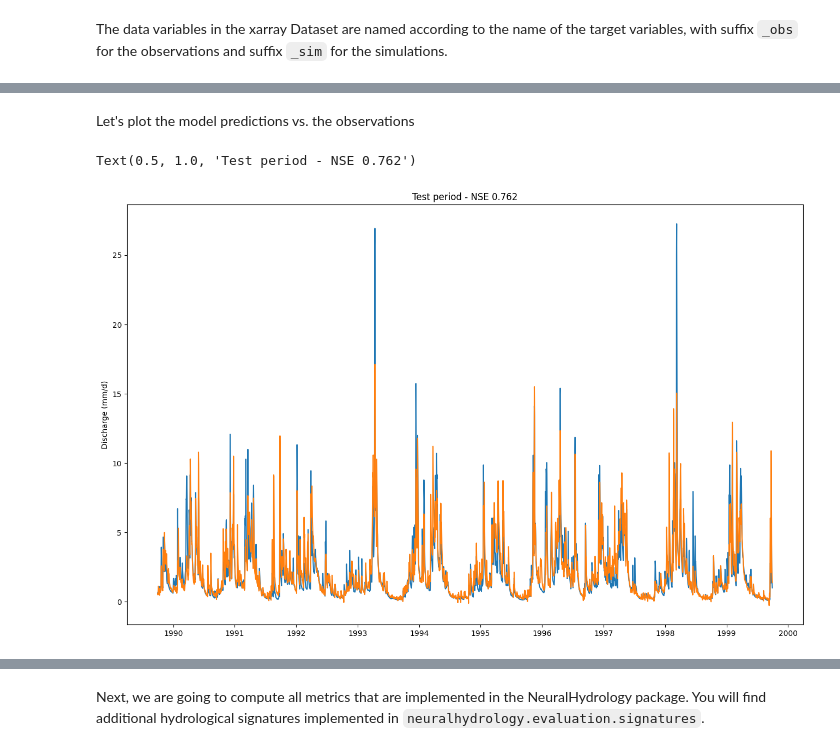
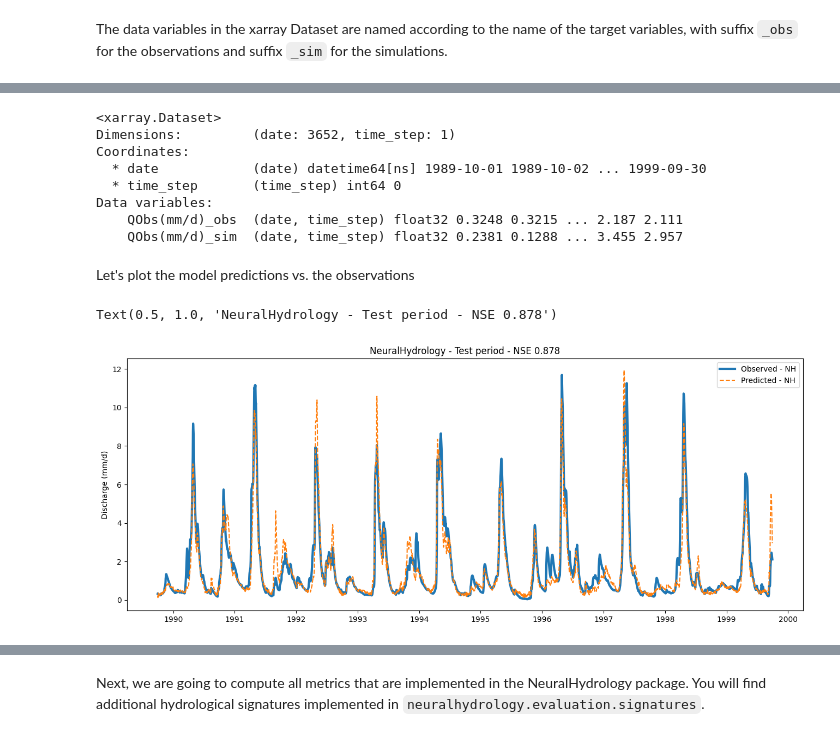
Before and after one commit to jpcurbelo/neuralhydrology_fork, a Jupyter notebook: examples/01-Introduction/Introduction.ipynb, the cells around one changed output, grey strips where cells are left out. Drawn from its saved outputs; the diff is of its cells as text; code cells hidden in the pictures.

Commit message:
Customized plots in Intro, created a data class for summa - still to be worked

```diff
--- a/examples/01-Introduction/Introduction.ipynb
+++ b/examples/01-Introduction/Introduction.ipynb
@@ -161,4 +163,4 @@ The run directory that needs to be specified for evaluation is printed in the ou
 # %%
-run_dir = Path("runs/test_run_1310_104717")
+run_dir = Path(f"runs/{run_file}")
 eval_run(run_dir=run_dir, period="test")
 # %% [output]
@@ -191,15 +182,35 @@ Data variables:
+# %%
+### 01022500
+### 01013500
+
+# results['01022500']['1D']['xr']
+
+with open("1_basin.txt", "rb") as fp:
+    hru_id = fp.read().splitlines()[0].decode("utf-8")
+
+results[hru_id]['1D']['xr']
+# %% [output]
+<xarray.Dataset>
+Dimensions:         (date: 3652, time_step: 1)
+Coordinates:
+  * date            (date) datetime64[ns] 1989-10-01 1989-10-02 ... 1999-09-30
+  * time_step       (time_step) int64 0
+Data variables:
+    QObs(mm/d)_obs  (date, time_step) float32 0.3248 0.3215 ... 2.187 2.111
+    QObs(mm/d)_sim  (date, time_step) float32 0.2381 0.1288 ... 3.455 2.957
 # %% [markdown]
 Let's plot the model predictions vs. the observations
 # %%
 # extract observations and simulations
-qobs = results['01022500']['1D']['xr']['QObs(mm/d)_obs']
-qsim = results['01022500']['1D']['xr']['QObs(mm/d)_sim']
+qobs = results[hru_id]['1D']['xr']['QObs(mm/d)_obs']
+qsim = results[hru_id]['1D']['xr']['QObs(mm/d)_sim']
 
-fig, ax = plt.subplots(figsize=(16,10))
-ax.plot(qobs['date'], qobs)
-ax.plot(qsim['date'], qsim)
+fig, ax = plt.subplots(figsize=(16,6))
+ax.plot(qobs['date'], qobs, linewidth=3, label='Observed - NH')
+ax.plot(qsim['date'], qsim, '--', label='Predicted - NH')
 ax.set_ylabel("Discharge (mm/d)")
-ax.set_title(f"Test period - NSE {results['01022500']['1D']['NSE']:.3f}")
+plt.legend()
+ax.set_title(f"NeuralHydrology - Test period - NSE {results[hru_id]['1D']['NSE']:.3f}")
 # %% [output]
-Text(0.5, 1.0, 'Test period - NSE 0.762')
+Text(0.5, 1.0, 'NeuralHydrology - Test period - NSE 0.878')
-[figure, old version]
+[figure, new version]
```
Also changed, not shown: parts of 14 cells of this notebook, 16 other files.
